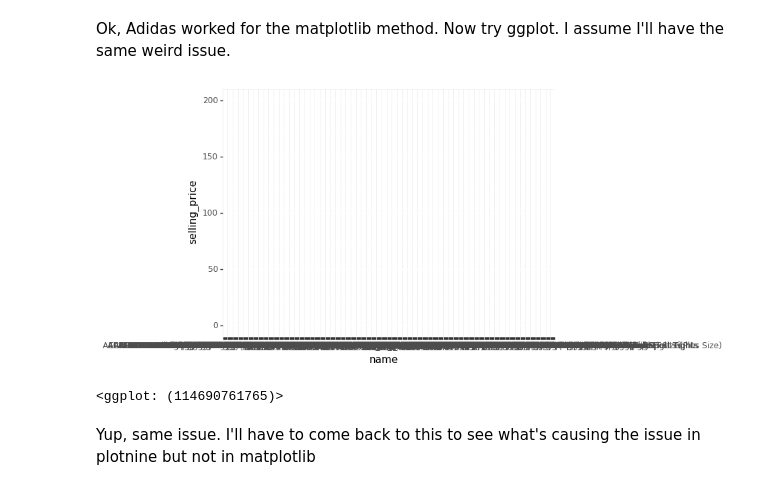
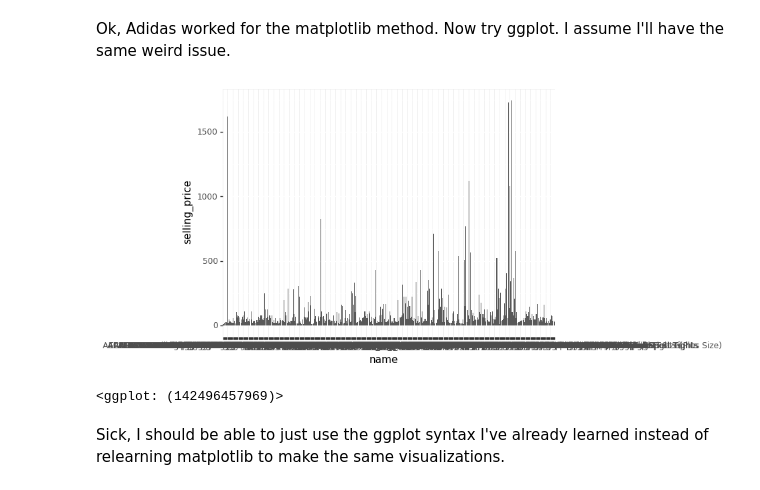
Before and after one commit to chancemusky/Python_practice, a Jupyter notebook: ShoesDataVis_2023.ipynb, the cells around one changed output. Cells and saved outputs as stored; diff of their text form; code cells hidden in the pictures.

```diff
--- a/ShoesDataVis_2023.ipynb
+++ b/ShoesDataVis_2023.ipynb
@@ -116,10 +78,10 @@ plt.show()
 # %% [markdown]
 Ok, Adidas worked for the matplotlib method. Now try ggplot. I assume I'll have the same weird issue.
 # %%
-ggplot(df_adidas, aes(x='name', y = 'selling_price')) + \
-    ylim(0,200)
+ggplot(df_adidas, aes(x = 'name', y = 'selling_price')) + \
+   geom_bar(stat = "identity")
 # %% [output]
-[figure, old version]
+[figure, new version]
-<ggplot: (114690761765)>
+<ggplot: (142496457969)>
-# %% [markdown]
-Yup, same issue. I'll have to come back to this to see what's causing the issue in plotnine but not in matplotlib
+# %% [markdown]
+Sick, I should be able to just use the ggplot syntax I've already learned instead of relearning matplotlib to make the same visualizations.
```
Also changed, not shown: parts of 11 cells of this notebook.
